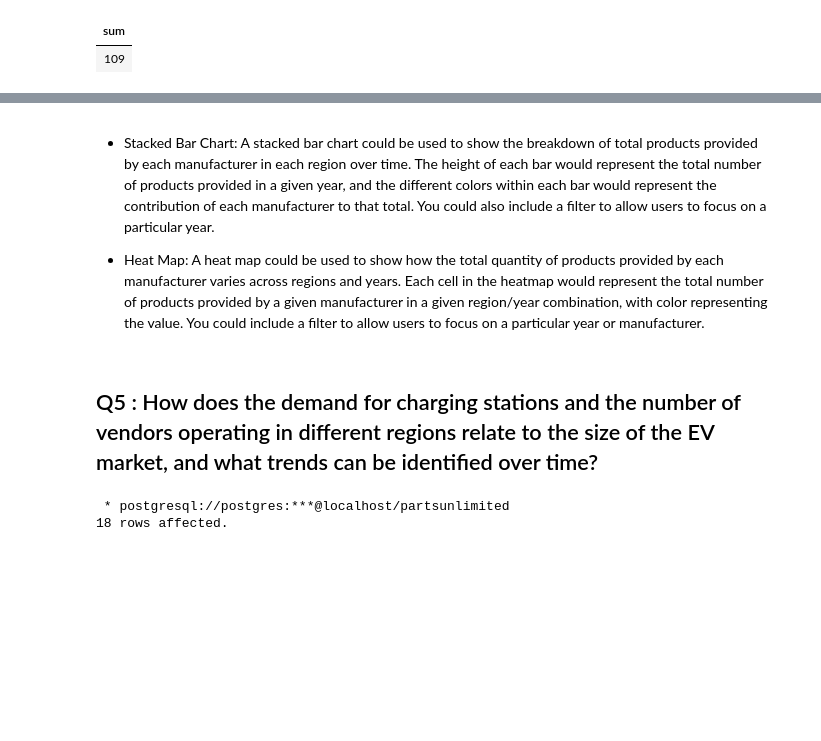
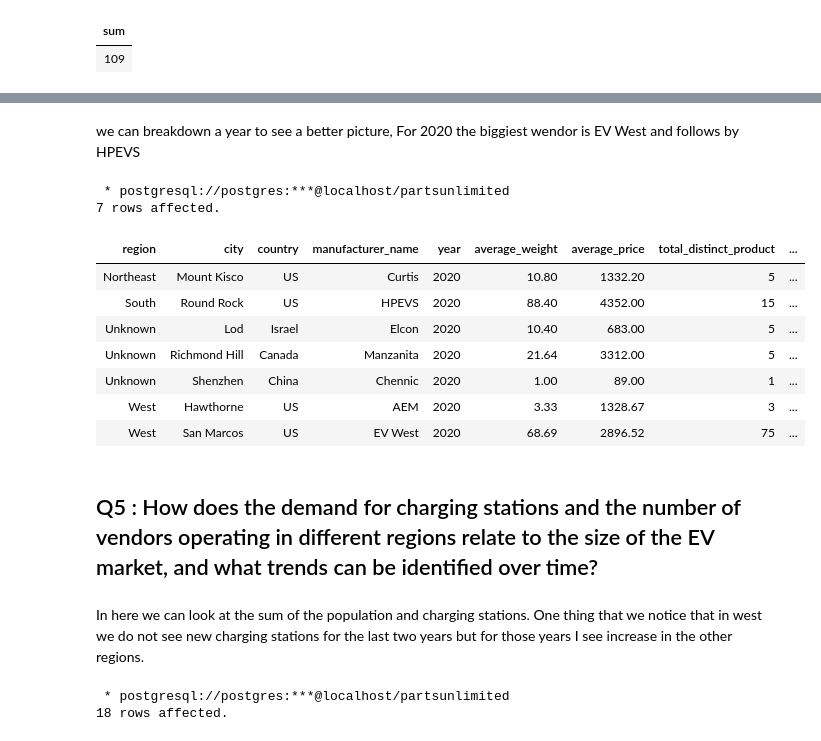
Before and after one commit to hicranA/partsUnlimitedDW, a Jupyter notebook: queries.ipynb, the cells around one changed output, grey strips where cells are left out. Saved outputs shown, nothing was run; the diff lists cells and outputs as text; code cells hidden in the pictures; blank space fills up the shorter version.

```diff
--- a/queries.ipynb
+++ b/queries.ipynb
@@ -197,10 +163,40 @@ ORDER BY l.region, l.city, l.country, m.manufacturer_name, d.year;
 | West | Wilsonville | US | RinehartMotionSystems | 2019 | 22.50 | 7800.00 | 2 | ... |
-# %% [markdown]
-* Stacked Bar Chart: A stacked bar chart could be used to show the breakdown of total products provided by each manufacturer in each region over time. The height of each bar would represent the total number of products provided in a given year, and the different colors within each bar would represent the contribution of each manufacturer to that total. You could also include a filter to allow users to focus on a particular year.
-
-* Heat Map: A heat map could be used to show how the total quantity of products provided by each manufacturer varies across regions and years. Each cell in the heatmap would represent the total number of products provided by a given manufacturer in a given region/year combination, with color representing the value. You could include a filter to allow users to focus on a particular year or manufacturer.
+# %% [markdown]
+we can breakdown a year to see a better picture, For 2020 the biggiest wendor is EV West and follows by HPEVS
+# %%
+%%sql
+SELECT l.region, l.city, l.country, m.manufacturer_name, d.year,
+       ROUND(AVG(mf.weight)::numeric, 2) AS average_weight,
+       ROUND(AVG(mf.price)::numeric, 2) AS average_price,
+       SUM(mf.quantity)::numeric AS total_distinct_product,
+       ROUND(SUM(mf.quantity)::numeric /
+             (SELECT SUM(mf2.quantity)::numeric
+              FROM manufacturer_fact mf2
+              JOIN date_dim d2 ON mf2.date_id = d2.date_id
+              WHERE d2.year = d.year)::numeric * 100, 2) AS percent_of_products_provided
+FROM manufacturer_fact mf
+JOIN manufacturers m ON mf.manufacture_id = m.manufacture_id
+JOIN products p ON mf.product_id = p.product_id
+JOIN location_dim l ON mf.location_id = l.location_id
+JOIN date_dim d ON mf.date_id = d.date_id
+WHERE d.year = 2020
+GROUP BY l.region, l.city, l.country, m.manufacturer_name, d.year
+ORDER BY l.region, l.city, l.country, m.manufacturer_name, d.year;
+# %% [output]
+ * postgresql://postgres:***@localhost/partsunlimited
+7 rows affected.
+| region | city | country | manufacturer_name | year | average_weight | average_price | total_distinct_product | ... |
+| Northeast | Mount Kisco | US | Curtis | 2020 | 10.80 | 1332.20 | 5 | ... |
+| South | Round Rock | US | HPEVS | 2020 | 88.40 | 4352.00 | 15 | ... |
+| Unknown | Lod | Israel | Elcon | 2020 | 10.40 | 683.00 | 5 | ... |
+| Unknown | Richmond Hill | Canada | Manzanita | 2020 | 21.64 | 3312.00 | 5 | ... |
+| Unknown | Shenzhen | China | Chennic | 2020 | 1.00 | 89.00 | 1 | ... |
+| West | Hawthorne | US | AEM | 2020 | 3.33 | 1328.67 | 3 | ... |
+| West | San Marcos | US | EV West | 2020 | 68.69 | 2896.52 | 75 | ... |
 # %% [markdown]
 ## Q5 : How does the demand for charging stations and the number of vendors operating in different regions relate to the size of the EV market, and what trends can be identified over time?
+# %% [markdown]
+In here we can look at the sum of the population and charging stations. One thing that we notice that in west we do not see new charging stations for the last two years but for those years I see increase in the other regions.
 # %%
 %%sql
 select l.region, m.year,
```
Also changed, not shown: parts of 8 cells of this notebook, 1 other file.
